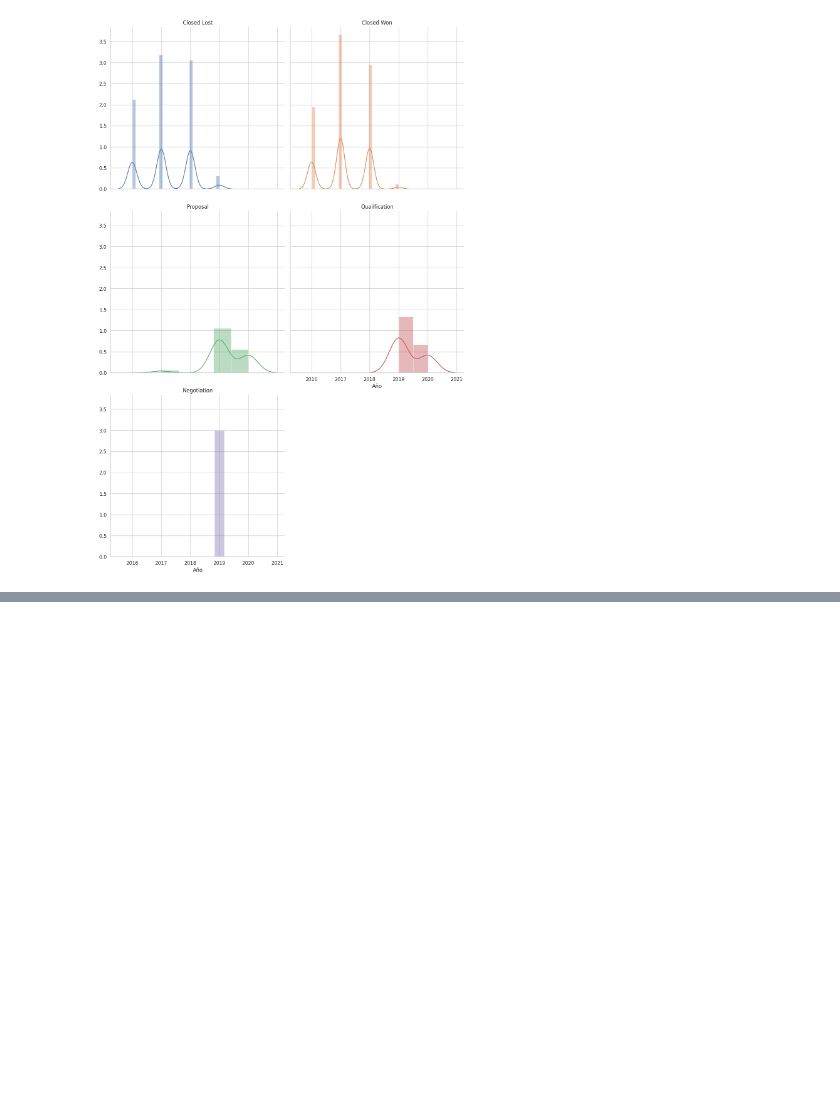
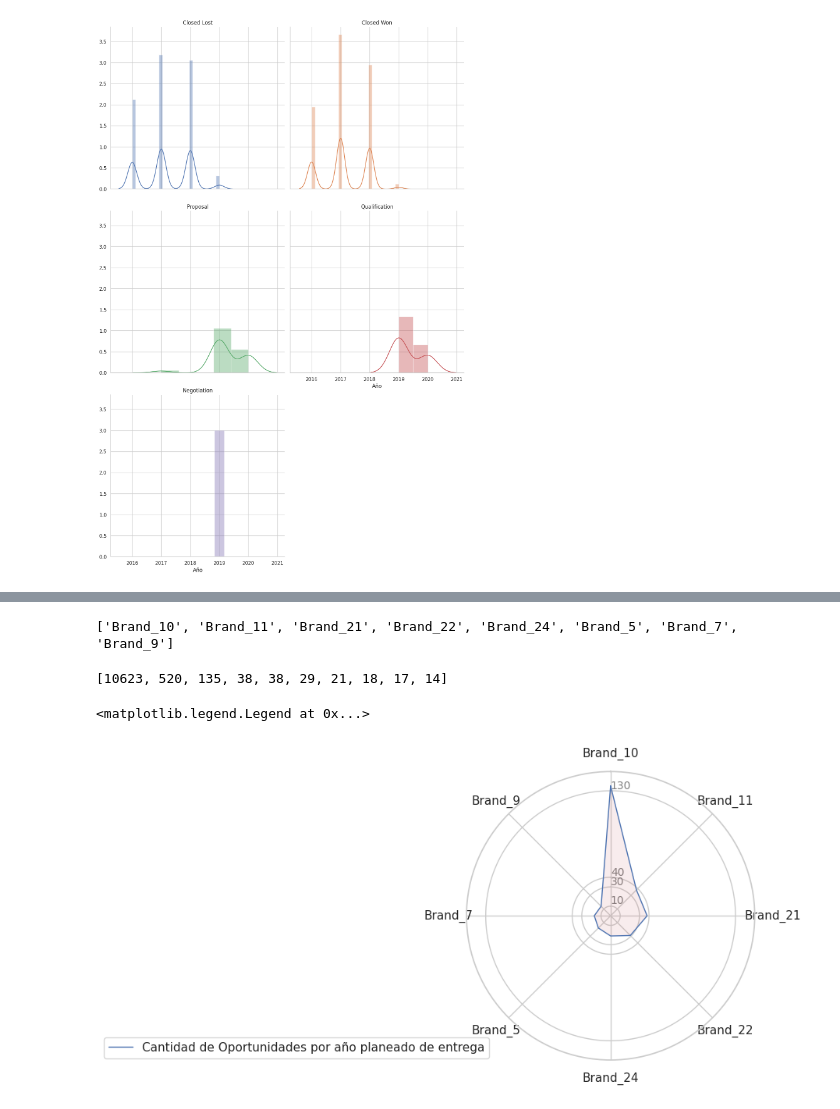
Before and after one commit to germanbc/Organizacion-de-Datos-2c2020-TP1, a Jupyter notebook: TP1-Sofia.ipynb, the cells around one changed output, grey strips where cells are left out. Drawn from its saved outputs; the diff is of its cells as text; code cells hidden in the pictures; blank space fills up the shorter version.

```diff
--- a/TP1-Sofia.ipynb
+++ b/TP1-Sofia.ipynb
@@ -907,0 +941,53 @@ g.set_axis_labels("Año")
+# %%
+categories.remove('None')
+# %%
+categories.remove('Other')
+# %%
+print(categories)
+# %% [output]
+['Brand_10', 'Brand_11', 'Brand_21', 'Brand_22', 'Brand_24', 'Brand_5', 'Brand_7', 'Brand_9']
+# %%
+cant_onwers = top_10_brands['cant_onwer'].tolist()
+# %%
+print(cant_onwers)
+# %% [output]
+[10623, 520, 135, 38, 38, 29, 21, 18, 17, 14]
+# %%
+cant_onwers.remove(10623)
+cant_onwers.remove(520)
+# %%
+# number of variable
+N = len(categories)
+
+
+from math import pi
+angles = [n / float(N) * 2 * pi for n in range(N)]
+angles += angles[:1]
+
+# Initialise the spider plot
+ax = plt.subplot(111, polar=True)
+
+# If you want the first axis to be on top:
+ax.set_theta_offset(pi / 2)
+ax.set_theta_direction(-1)
+
+# Draw one axe per variable + add labels labels yet
+plt.xticks(angles[:-1], categories)
+
+
+# Draw ylabels
+ax.set_rlabel_position(0)
+plt.yticks([130,40, 30, 10], ["130","40","30", "10", "150"], color="grey", size=10)
+plt.ylim(0,150)
+
+values2 = list(cant_onwers)
+values2 += values2[:1]
+
+ax.plot(angles, values2, linewidth=1, linestyle='solid', label="Cantidad de Oportunidades por año planeado de entrega")
+ax.fill(angles, values2, 'r', alpha=0.1)
+
+
+plt.legend(loc='upper right', bbox_to_anchor=(0.1, 0.1))
+# %% [output]
+<matplotlib.legend.Legend at 0x...>
+[figure, added]
```
Also changed, not shown: parts of 10 cells of this notebook.
